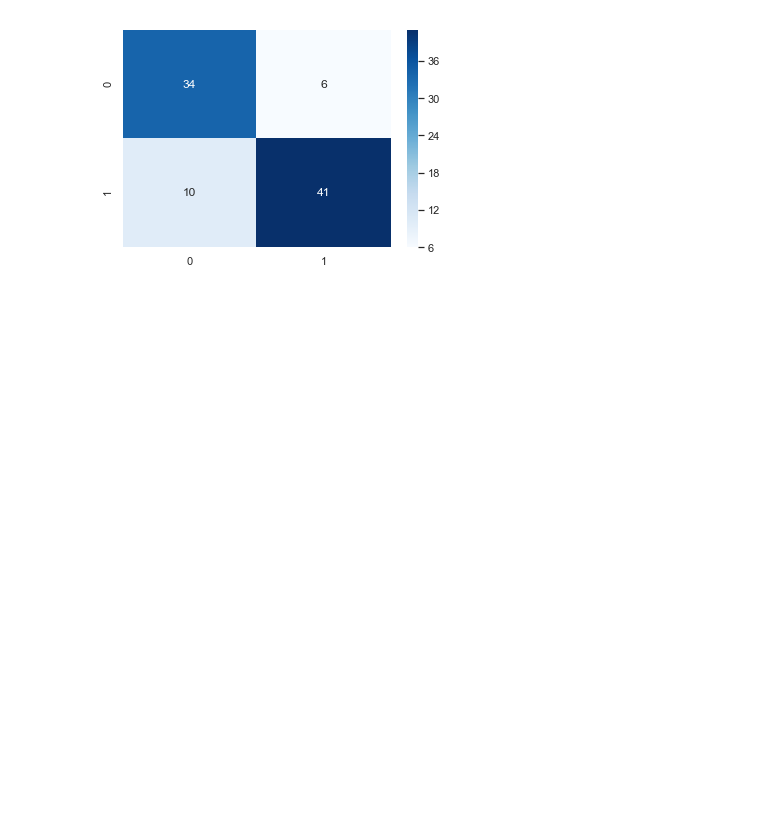
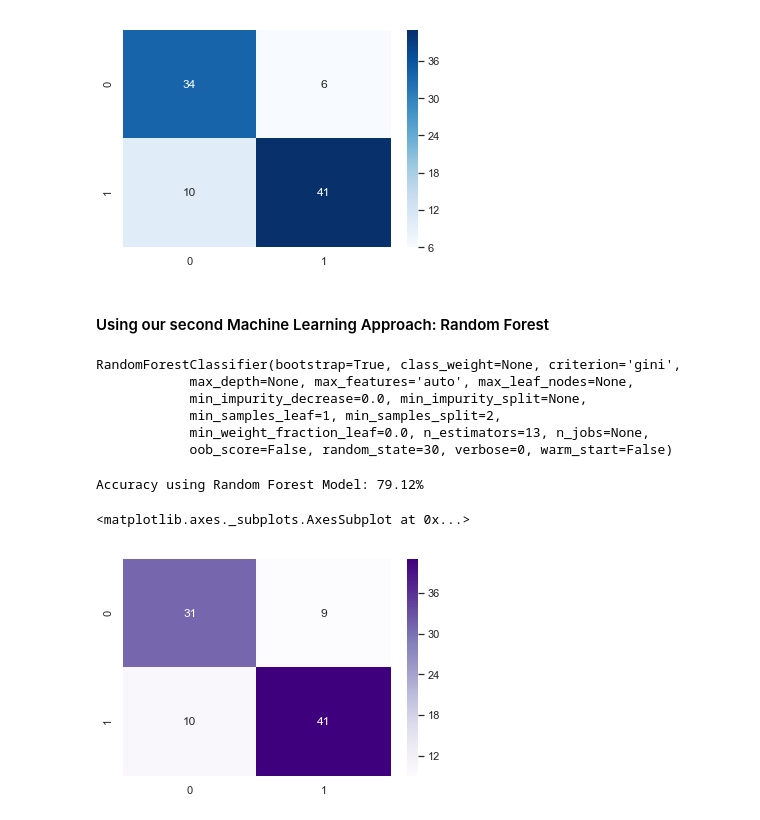
Before and after one commit to chauhan-nitin/UCI_HeartDisease, a Jupyter notebook: heartdisease.ipynb, the cells around one changed output. Drawn from its saved outputs; the diff is of its cells as text; code cells hidden in the pictures; blank space fills up the shorter version.

```diff
--- a/heartdisease.ipynb
+++ b/heartdisease.ipynb
@@ -250,3 +255,33 @@ sns.heatmap(pd.DataFrame(cnf_matrix), annot = True, cmap = 'Blues', fmt = 'd')
 Accuracy using SVM Model: 82.42%
 <matplotlib.axes._subplots.AxesSubplot at 0x...>
 [figure]
+# %% [markdown]
+#### Using our second Machine Learning Approach: Random Forest
+# %%
+# Next we take Random Forest Model (Ensemble) for Binary Classification
+from sklearn.ensemble import RandomForestClassifier
+rf = RandomForestClassifier(n_estimators = 13,random_state = 30)
+# Creare a model with X_train and Y_train data
+rf.fit(X_train,Y_train)
+# %% [output]
+RandomForestClassifier(bootstrap=True, class_weight=None, criterion='gini',
+            max_depth=None, max_features='auto', max_leaf_nodes=None,
+            min_impurity_decrease=0.0, min_impurity_split=None,
+            min_samples_leaf=1, min_samples_split=2,
+            min_weight_fraction_leaf=0.0, n_estimators=13, n_jobs=None,
+            oob_score=False, random_state=30, verbose=0, warm_start=False)
+# %%
+# Run the model on X_test to predict the target labels
+predict2 = rf.predict(X_test)
+# %%
+# Compare the predicted target labels with Y_test
+from sklearn.metrics import accuracy_score,confusion_matrix
+print("Accuracy using Random Forest Model: {:.2f}%".format(accuracy_score(Y_test,predict2)*100))
+# assign cnf_matrix with result of confusion_matrix array
+cnf_matrix = confusion_matrix(Y_test,predict2)
+#create a heat map
+sns.heatmap(pd.DataFrame(cnf_matrix), annot = True, cmap = 'Purples', fmt = 'd')
+# %% [output]
+Accuracy using Random Forest Model: 79.12%
+<matplotlib.axes._subplots.AxesSubplot at 0x...>
+[figure, added]
```
Also changed, not shown: parts of 1 cell of this notebook.
